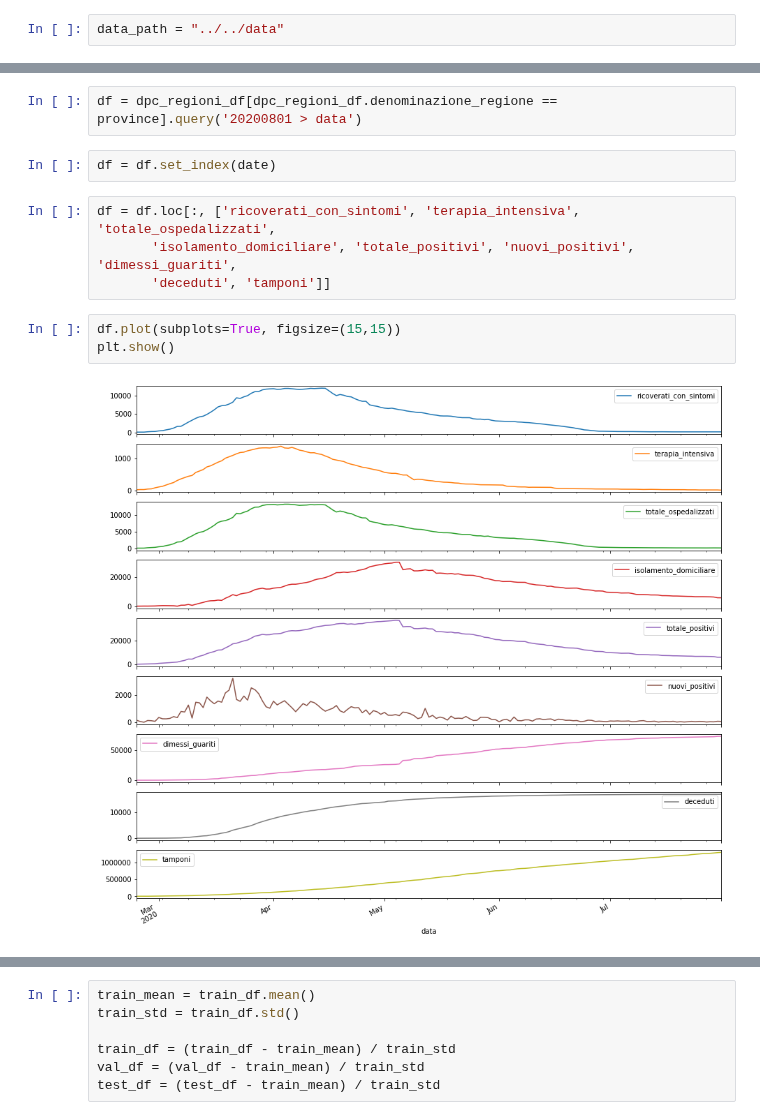
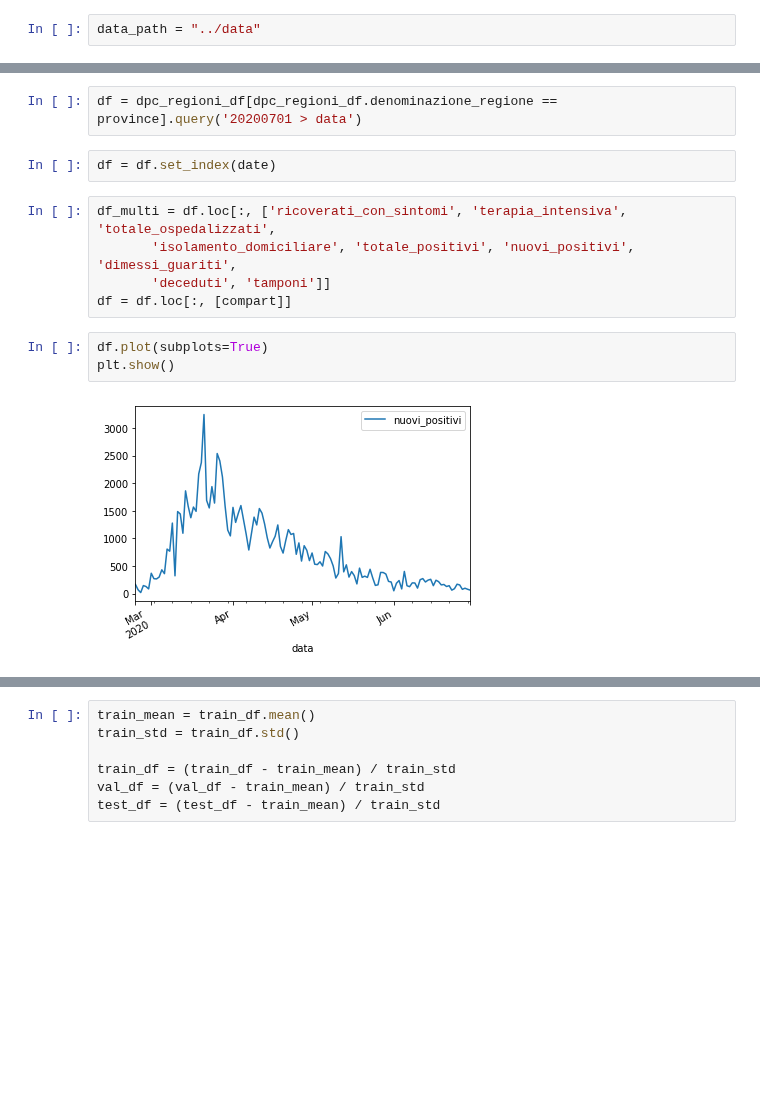
Before and after one commit to nicoloverardo/master-degree-thesis, a Jupyter notebook: notebooks/06-tfts-region.ipynb, the cells around one changed output, grey strips where cells are left out. Cells and saved outputs as stored; diff of their text form; blank space fills up the shorter version.

```diff
--- a/notebooks/06-tfts-region.ipynb
+++ b/notebooks/06-tfts-region.ipynb
@@ -18,7 +18,7 @@ from tfts import *
 
 import tensorflow as tf
 # %%
-data_path = "../../data"
+data_path = "../data"
 # %%
 DataDownloader(data_path).download_all_csv()
 # %%
@@ -28,18 +28,19 @@ province = "Lombardia"
 compart = "nuovi_positivi"
 date = 'data'
 # %%
-df = dpc_regioni_df[dpc_regioni_df.denominazione_regione == province].query('20200801 > data')
+df = dpc_regioni_df[dpc_regioni_df.denominazione_regione == province].query('20200701 > data')
 # %%
 df = df.set_index(date)
 # %%
-df = df.loc[:, ['ricoverati_con_sintomi', 'terapia_intensiva', 'totale_ospedalizzati',
+df_multi = df.loc[:, ['ricoverati_con_sintomi', 'terapia_intensiva', 'totale_ospedalizzati',
        'isolamento_domiciliare', 'totale_positivi', 'nuovi_positivi', 'dimessi_guariti',
        'deceduti', 'tamponi']]
+df = df.loc[:, [compart]]
 # %%
-df.plot(subplots=True, figsize=(15,15))
+df.plot(subplots=True)
 plt.show()
 # %% [output]
-[figure, old version]
+[figure, new version]
 # %%
 df.describe().T
 # %% [output]
```
Also changed, not shown: parts of 63 cells of this notebook, 1 other file.
